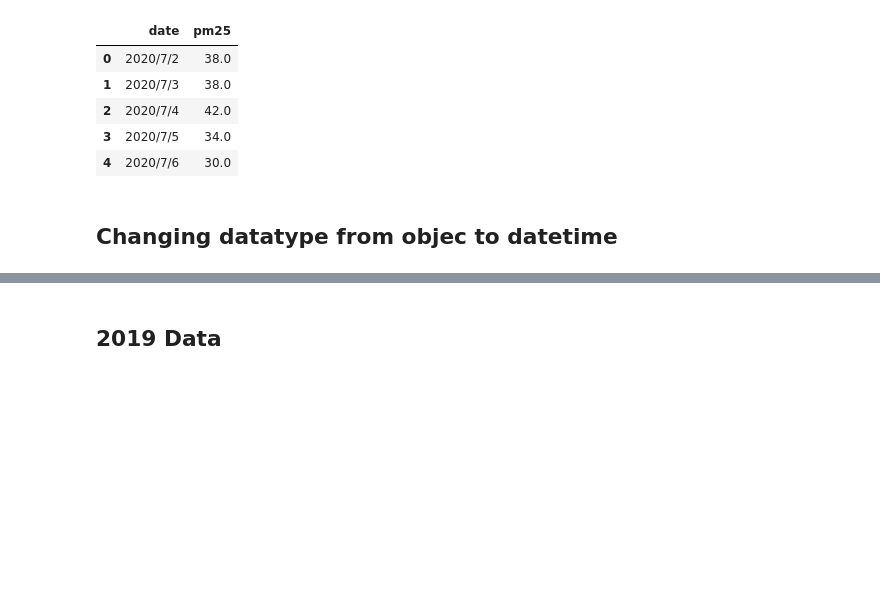
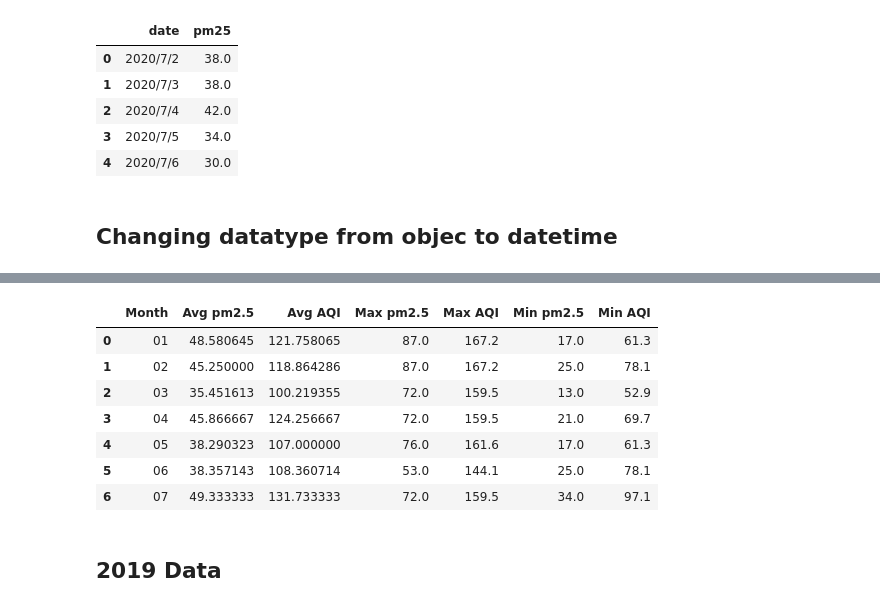
Before and after one commit to rigsbyk/Project-One, a Jupyter notebook: kathryn_csv_data/Rome/Rome.ipynb, the cells around one changed output, grey strips where cells are left out. Drawn from its saved outputs; the diff is of its cells as text; code cells hidden in the pictures; blank space fills up the shorter version.

```diff
--- a/kathryn_csv_data/Rome/Rome.ipynb
+++ b/kathryn_csv_data/Rome/Rome.ipynb
@@ -123,0 +168,3 @@ guido_2018_month_df
+# %%
+rome_data_18["Levels of Concern"] = pd.cut(rome_data_18["AQI"],bins,labels=quality,include_lowest=True)
+rome_data_18
@@ -123,0 +187,30 @@ guido_2018_month_df
+# %%
+calculate_18 = rome_data_18.groupby(rome_data_18["date"].dt.strftime('%m'))
+mean_df =calculate_18[["pm25","AQI"]].mean().reset_index(drop=False,inplace=False)
+max_df = calculate_18[["pm25","AQI"]].max()
+min_df = calculate_18[["pm25","AQI"]].min()
+# %%
+result = pd.merge(mean_df,max_df, how='outer', on=['date'],suffixes=("_avg","_max"))
+# %%
+result2 = pd.merge(result,min_df, how='outer',on=['date'])
+# %%
+rome_2018_month_df = result2.rename(columns={
+
+                                    "date":"Month",
+                                    "pm25_avg":"Avg pm2.5",
+                                    "AQI_avg":"Avg AQI",
+                                    "pm25_max":"Max pm2.5",
+                                    "AQI_max":"Max AQI",
+                                    "pm25":"Min pm2.5",
+                                    "AQI":"Min AQI"
+ })
+rome_2018_month_df
+# %% [output]
+|  | Month | Avg pm2.5 | Avg AQI | Max pm2.5 | Max AQI | Min pm2.5 | Min AQI |
+| 0 | 01 | 48.580645 | 121.758065 | 87.0 | 167.2 | 17.0 | 61.3 |
+| 1 | 02 | 45.250000 | 118.864286 | 87.0 | 167.2 | 25.0 | 78.1 |
+| 2 | 03 | 35.451613 | 100.219355 | 72.0 | 159.5 | 13.0 | 52.9 |
+| 3 | 04 | 45.866667 | 124.256667 | 72.0 | 159.5 | 21.0 | 69.7 |
+| 4 | 05 | 38.290323 | 107.000000 | 76.0 | 161.6 | 17.0 | 61.3 |
+| 5 | 06 | 38.357143 | 108.360714 | 53.0 | 144.1 | 25.0 | 78.1 |
+| 6 | 07 | 49.333333 | 131.733333 | 72.0 | 159.5 | 34.0 | 97.1 |
```
Also changed, not shown: parts of 39 cells of this notebook, 35 other files.
